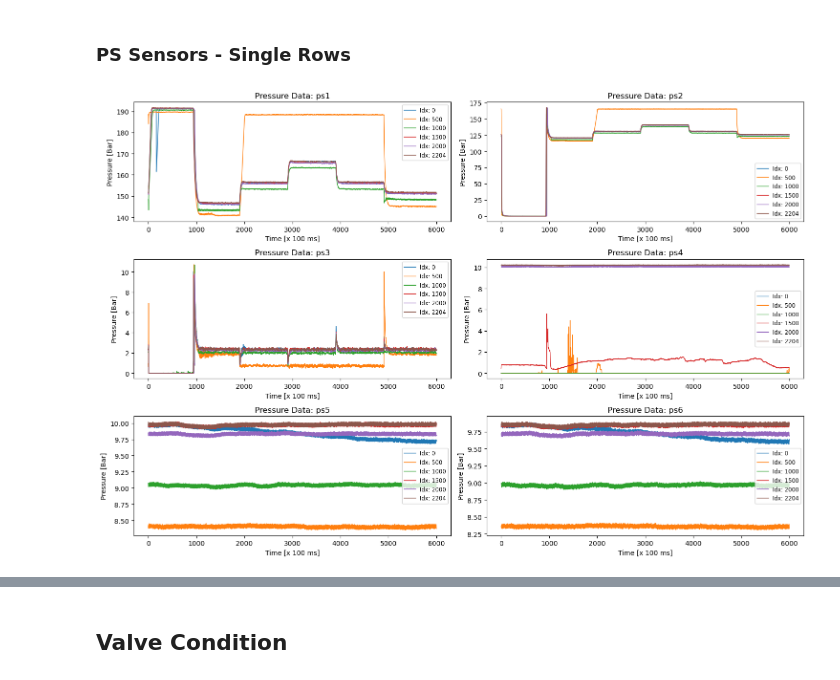
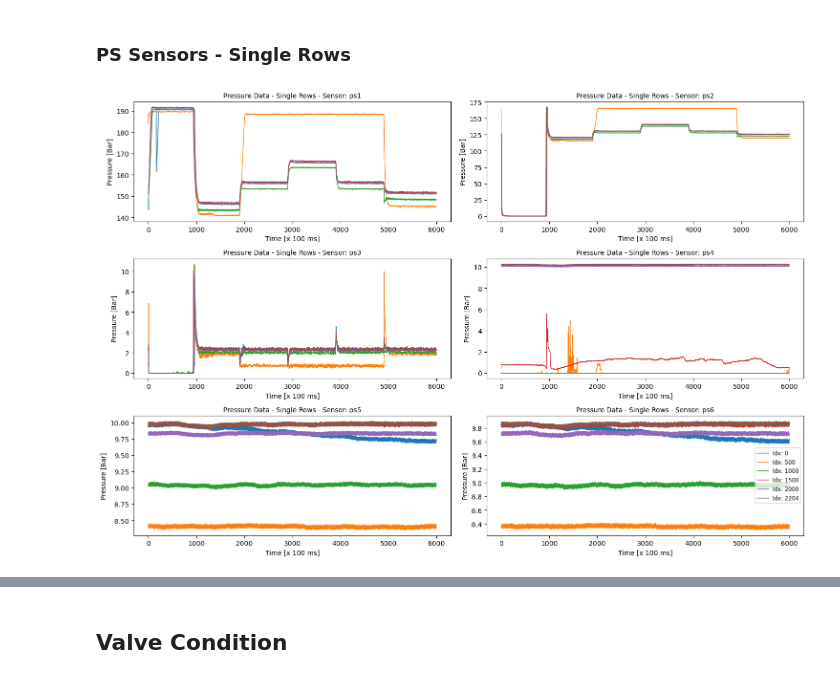
Before and after one commit to danielsaiger1/uni_projects, a Jupyter notebook: python_advanced/final_project/data_exploration_final.ipynb, the cells around one changed output, grey strips where cells are left out. Saved outputs shown, nothing was run; the diff lists cells and outputs as text; code cells hidden in the pictures.

```diff
--- a/python_advanced/final_project/data_exploration_final.ipynb
+++ b/python_advanced/final_project/data_exploration_final.ipynb
@@ -282,0 +226,7 @@ dtype: float64
+# %%
+title = "Efficency Factor Data - Single Rows"
+x_label = "Time [s]"
+y_label = "Efficency Factor [%]"
+
+fig, ax = plt.subplots(figsize=(11, 5), dpi=100)
+plot_single_rows(ax, data['vs1'], title, x_label, y_label, idx)
@@ -476,0 +371,7 @@ dtype: float64
+# %%
+title = "Motor power Data - Single Rows"
+x_label = "Time [x 10 ms"
+y_label = "Motor power [W]"
+
+fig, ax = plt.subplots(figsize=(11, 5), dpi=100)
+plot_single_rows(ax, data['eps1'], title, x_label, y_label, idx)
@@ -501,0 +391,13 @@ plt.show()
+# %%
+fig, axes = plt.subplots(3, 2, figsize=(15, 10), dpi=100)
+axes = axes.flatten()
+
+x_label = "Time [x 100 ms]"
+y_label = "Pressure [Bar]"
+
+for idx, s in enumerate(ps_sensors):
+    ax = axes[idx]
+    title = f"Pressure Data: - Sensor: {s}"
+    data_plot(ax, data[s], title, x_label, y_label)
+
+plt.tight_layout()
@@ -502,21 +406,17 @@ plt.show()
 # %% [markdown]
 <h3>PS Sensors - Single Rows </h3>
 # %%
-ps_sensors = ['ps1', 'ps2', 'ps3', 'ps4', 'ps5', 'ps6']
-idx = [0 , 500, 1000, 1500, 2000, 2204]
-
 fig, axes = plt.subplots(3, 2, figsize=(15, 10), dpi=100)
 axes = axes.flatten()
 
+x_label = "Time [x 100 ms]"
+y_label = "Pressure [Bar]"
+
 for i, s in enumerate(ps_sensors):
     ax = axes[i]
-    for j in idx:
-        ax.plot(data[s].iloc[j], label=f"Idx: {j}",linewidth=1)
-    ax.set_title(f"Pressure Data: {s}")
-    ax.set_xlabel("Time [x 100 ms]")
-    ax.set_ylabel("Pressure [Bar]")
-    ax.legend(loc='best', fontsize='small')
+    title = f"Pressure Data - Single Rows - Sensor: {s}"
+    plot_single_rows(ax, data[s], title, x_label, y_label, idx)
+
 plt.tight_layout()
-plt.show()
 # %% [output]
-[figure, old version]
+[figure, new version]
```
Also changed, not shown: parts of 48 cells of this notebook.
